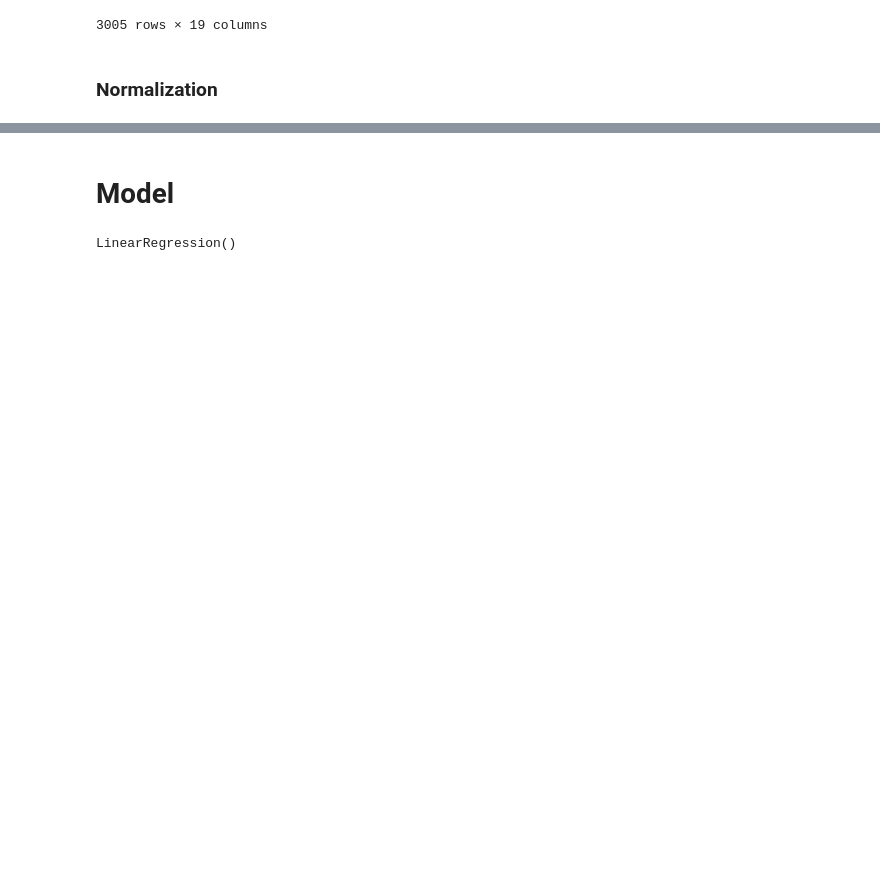
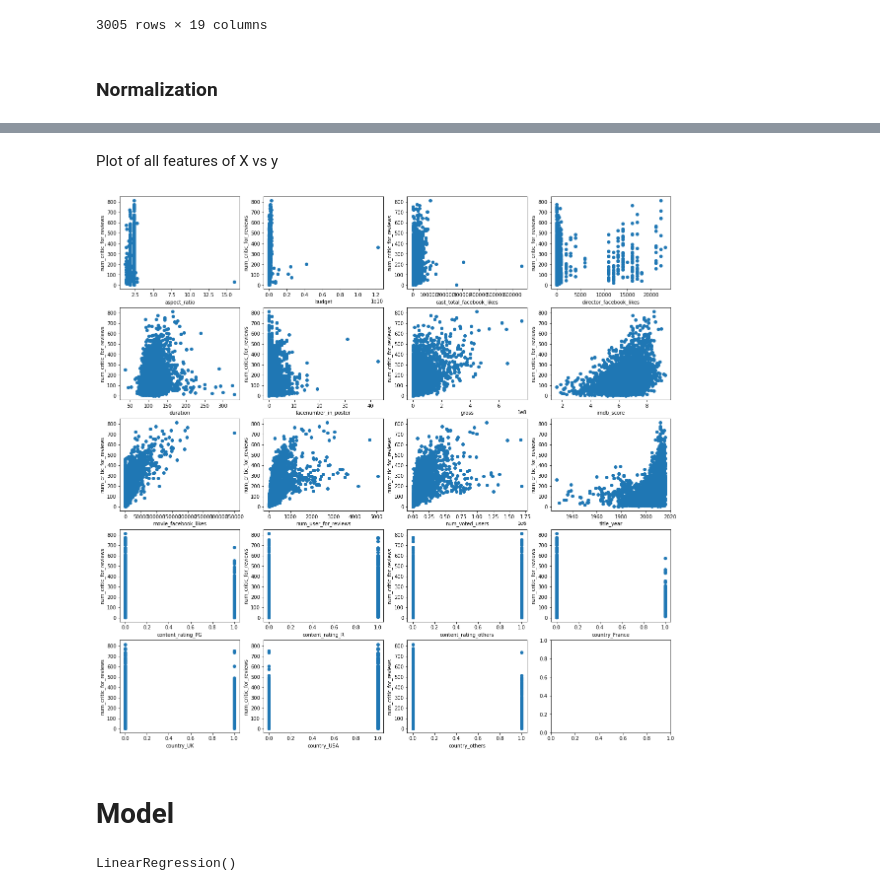
Before and after one commit to tontan2545/Big-Data-and-Artificial-Intelligence, a Jupyter notebook: W3_Linear_Regression/HW3_Movie_Metadata.ipynb, the cells around one changed output, grey strips where cells are left out. Cells and saved outputs as stored; diff of their text form; code cells hidden in the pictures; blank space fills up the shorter version.

```diff
--- a/W3_Linear_Regression/HW3_Movie_Metadata.ipynb
+++ b/W3_Linear_Regression/HW3_Movie_Metadata.ipynb
@@ -664,3 +672,19 @@ array([[0.04520918, 0.06399992, 0.00716428, ..., 0.        , 1.        ,
+# %% [markdown]
+Plot of all features of X vs y
+# %%
+col = X.columns.shape[0]
+cnt = 0
+n_per_row = 4
+fig, axs = plt.subplots(ceil(col/n_per_row), n_per_row)
+fig.set_size_inches(20, 20)
+for col in X:
+    ax = axs[cnt//n_per_row, cnt%n_per_row]
+    ax.scatter(X[col], y)
+    ax.set_xlabel(col)
+    ax.set_ylabel("num_critic_for_reviews")
+    cnt += 1
+# %% [output]
+[figure, added]
 # %% [markdown]
 # Model
 # %%
```
Also changed, not shown: parts of 23 cells of this notebook.
